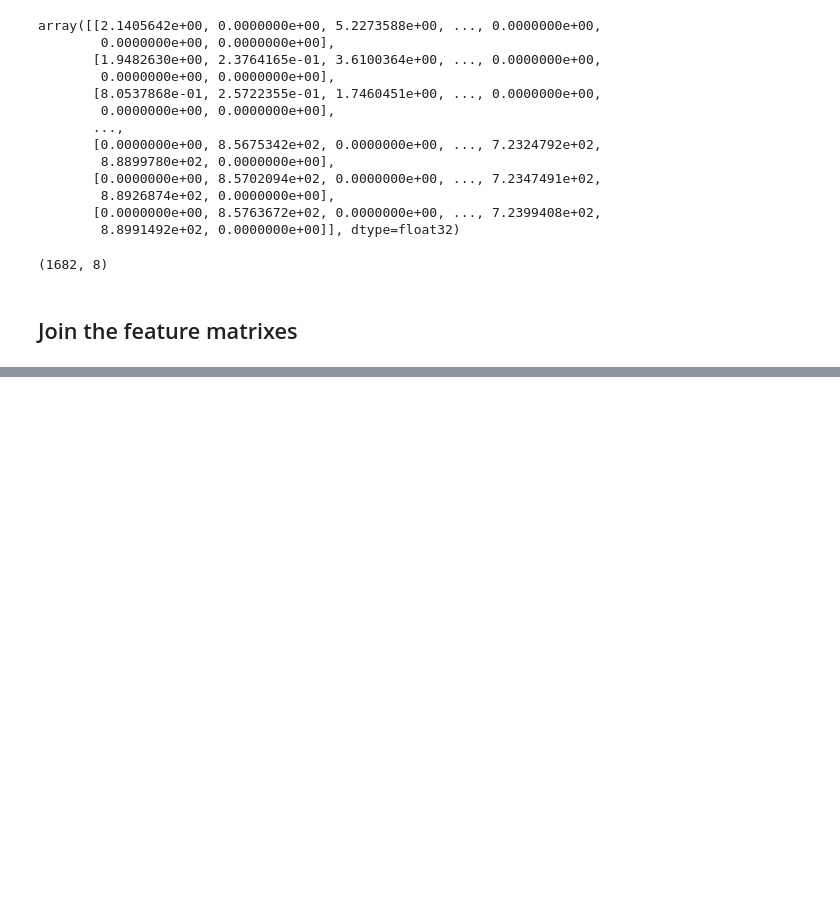
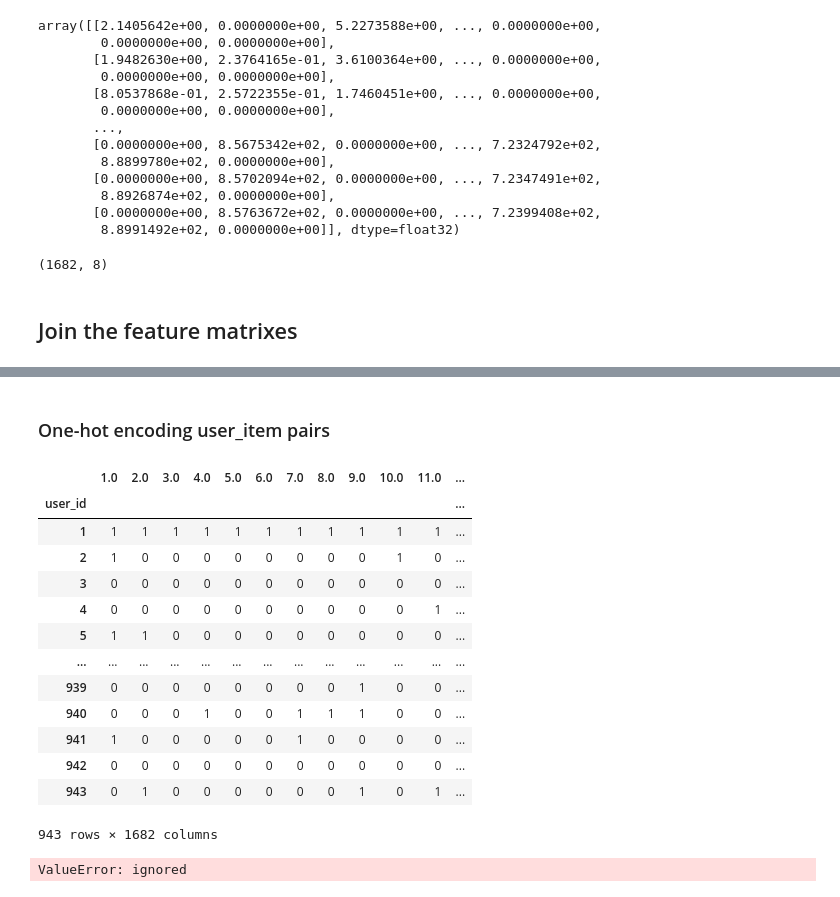
Before and after one commit to Recommendation-System-Project/Recommendation-system, a Jupyter notebook: IPS_New.ipynb, the cells around one changed output, grey strips where cells are left out. Saved outputs shown, nothing was run; the diff lists cells and outputs as text; code cells hidden in the pictures; blank space fills up the shorter version.

```diff
--- a/IPS_New.ipynb
+++ b/IPS_New.ipynb
@@ -275,0 +301,12 @@ ValueError: ignored
+# %%
+def calMovies(userid):
+    #观影记录
+    try:
+        views = rating.loc[(userid,slice(None)),:]
+    except:
+        return []
+    movies = views['item_id'].values.tolist()
+    return movies
+users['movies'] = users['user_id'].apply(calMovies)
+users = users[['user_id', 'movies']]
+users
@@ -275,0 +327,23 @@ ValueError: ignored
+# %% [markdown]
+### One-hot encoding user_item pairs
+# %%
+O_mask = users.drop('movies', 1).join(
+    pd.get_dummies(pd.DataFrame(
+        users.movies.tolist()).stack()).astype(int).sum(level=0))
+O_mask = O_mask.set_index(['user_id'],drop=True)
+O_mask
+# %% [output]
+|  | 1.0 | 2.0 | 3.0 | 4.0 | 5.0 | 6.0 | 7.0 | 8.0 | 9.0 | 10.0 | 11.0 | ... |
+| user_id |  |  |  |  |  |  |  |  |  |  |  | ... |
+| 1 | 1 | 1 | 1 | 1 | 1 | 1 | 1 | 1 | 1 | 1 | 1 | ... |
+| 2 | 1 | 0 | 0 | 0 | 0 | 0 | 0 | 0 | 0 | 1 | 0 | ... |
+| 3 | 0 | 0 | 0 | 0 | 0 | 0 | 0 | 0 | 0 | 0 | 0 | ... |
+| 4 | 0 | 0 | 0 | 0 | 0 | 0 | 0 | 0 | 0 | 0 | 1 | ... |
+| 5 | 1 | 1 | 0 | 0 | 0 | 0 | 0 | 0 | 0 | 0 | 0 | ... |
+| ... | ... | ... | ... | ... | ... | ... | ... | ... | ... | ... | ... | ... |
+| 939 | 0 | 0 | 0 | 0 | 0 | 0 | 0 | 0 | 1 | 0 | 0 | ... |
+| 940 | 0 | 0 | 0 | 1 | 0 | 0 | 1 | 1 | 1 | 0 | 0 | ... |
+| 941 | 1 | 0 | 0 | 0 | 0 | 0 | 1 | 0 | 0 | 0 | 0 | ... |
+| 942 | 0 | 0 | 0 | 0 | 0 | 0 | 0 | 0 | 0 | 0 | 0 | ... |
+| 943 | 0 | 1 | 0 | 0 | 0 | 0 | 0 | 0 | 1 | 0 | 1 | ... |
+943 rows × 1682 columns
@@ -275,0 +355,5 @@ ValueError: ignored
+# %%
+model = LogisticRegression(solver='liblinear', random_state=0).fit(x,y)
+model.classes_, model.intercept_, model.coef_
+# %% [output]
+ValueError: ignored
```
Also changed, not shown: parts of 13 cells of this notebook.
